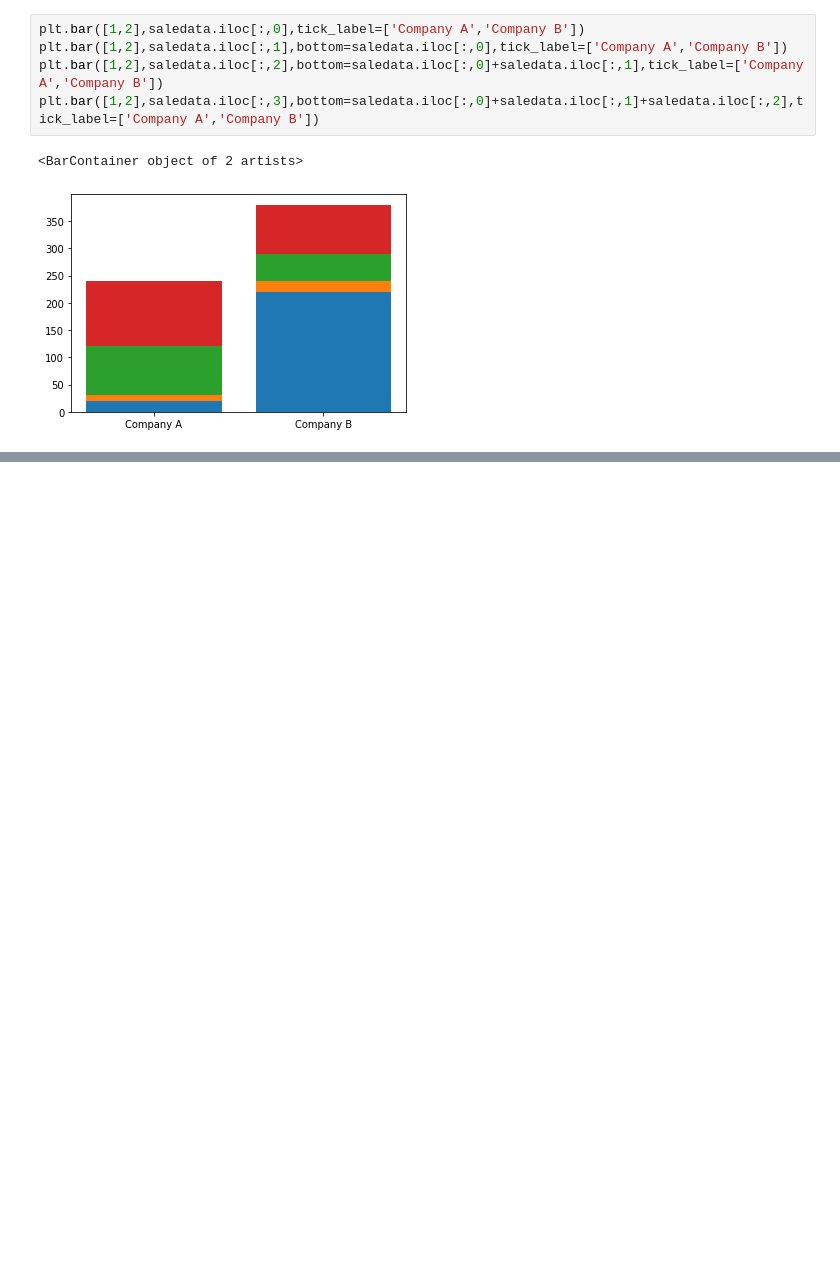
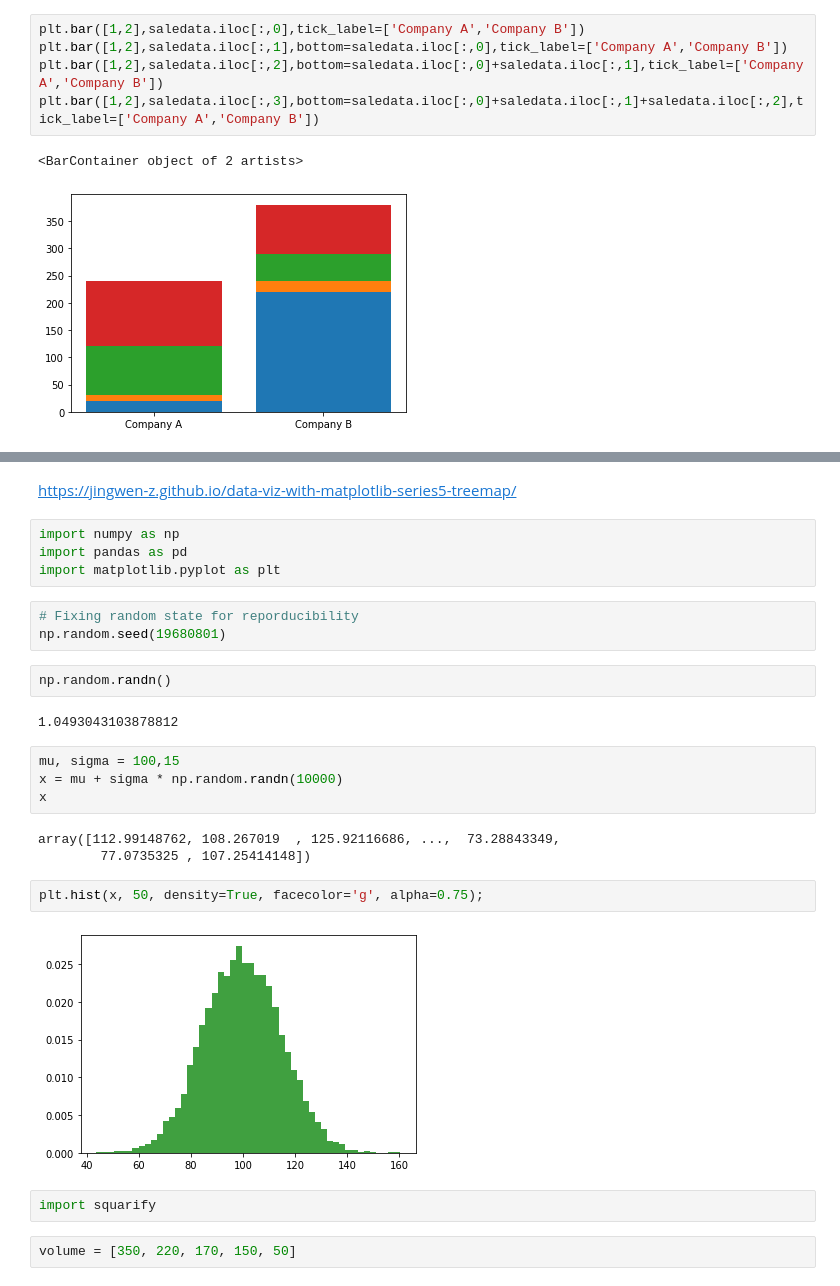
Before and after one commit to boomtoto/python_dataviz, a Jupyter notebook: VisualizeDataComparison.ipynb, the cells around one changed output, grey strips where cells are left out. Saved outputs shown, nothing was run; the diff lists cells and outputs as text; blank space fills up the shorter version.

```diff
--- a/VisualizeDataComparison.ipynb
+++ b/VisualizeDataComparison.ipynb
@@ -136,0 +139,28 @@ plt.bar([1,2],saledata.iloc[:,3],bottom=saledata.iloc[:,0]+saledata.iloc[:,1]+sa
+# %% [markdown]
+https://jingwen-z.github.io/data-viz-with-matplotlib-series5-treemap/
+# %%
+import numpy as np
+import pandas as pd
+import matplotlib.pyplot as plt
+# %%
+# Fixing random state for reporducibility
+np.random.seed(19680801)
+# %%
+np.random.randn()
+# %% [output]
+1.0493043103878812
+# %%
+mu, sigma = 100,15
+x = mu + sigma * np.random.randn(10000)
+x
+# %% [output]
+array([112.99148762, 108.267019  , 125.92116686, ...,  73.28843349,
+        77.0735325 , 107.25414148])
+# %%
+plt.hist(x, 50, density=True, facecolor='g', alpha=0.75);
+# %% [output]
+[figure, added]
+# %%
+import squarify
+# %%
+volume = [350, 220, 170, 150, 50]
```
Also changed, not shown: parts of 27 cells of this notebook, 2 other files.
